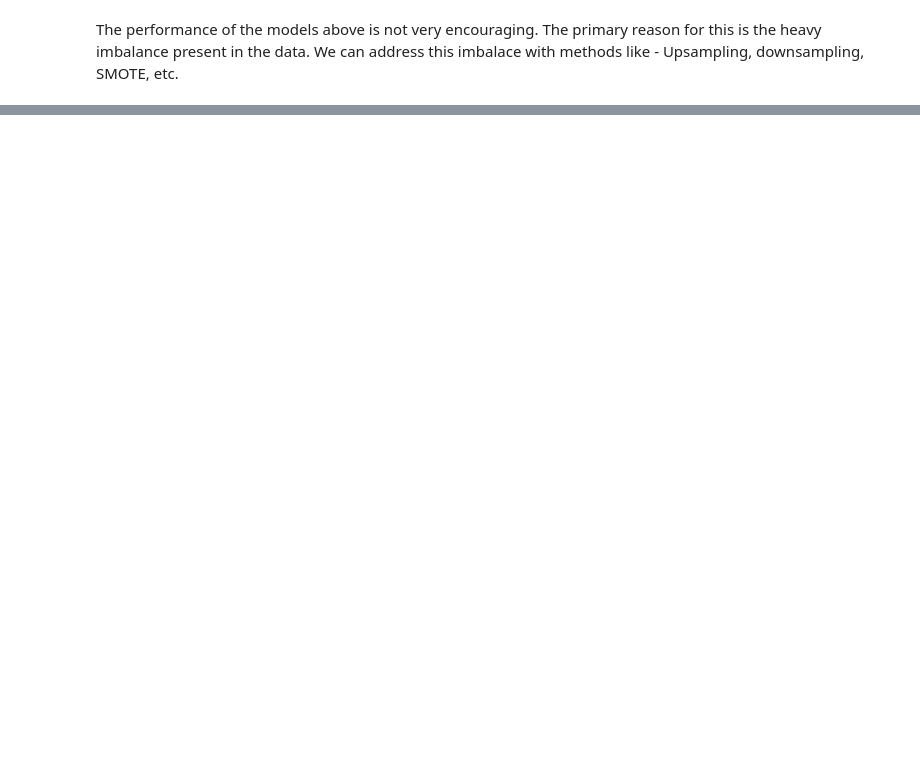
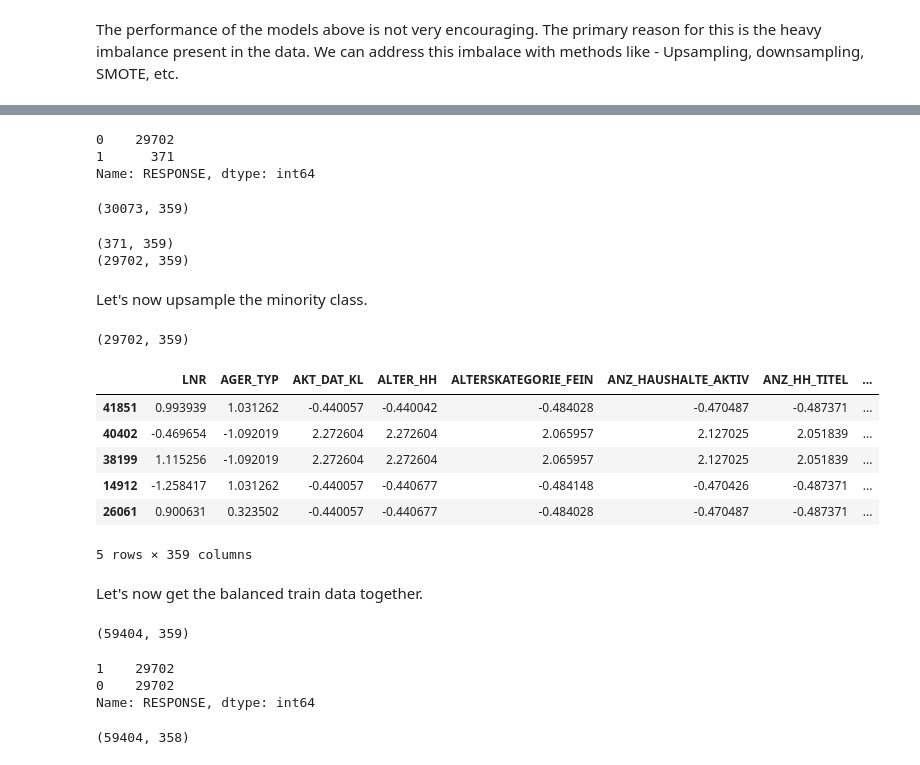
Before and after one commit to piyushrj/arvato-customer-segmentation, a Jupyter notebook: Arvato Project Workbook.ipynb, the cells around one changed output, grey strips where cells are left out. Saved outputs shown, nothing was run; the diff lists cells and outputs as text; code cells hidden in the pictures; blank space fills up the shorter version.

```diff
--- a/Arvato Project Workbook.ipynb
+++ b/Arvato Project Workbook.ipynb
@@ -1184,0 +1185,5 @@ ROC AUC Score: 0.49921433060967946
+# %%
+# initialize the model
+gb = GradientBoostingClassifier()
+# fit the model on the train set
+gb.fit(X_train, y_train)
@@ -1192,0 +1235,63 @@ The performance of the models above is not very encouraging. The primary reason
+# %%
+y_train.value_counts()
+# %% [output]
+0    29702
+1      371
+Name: RESPONSE, dtype: int64
+# %%
+# join the label for the train set
+train_df = X_train.copy()
+train_df['RESPONSE'] = y_train
+train_df.shape
+# %% [output]
+(30073, 359)
+# %%
+# split the data for each class
+train_df_1 = train_df[train_df['RESPONSE']==1]
+print(train_df_1.shape)
+train_df_0 = train_df[train_df['RESPONSE']==0]
+print(train_df_0.shape)
+# %% [output]
+(371, 359)
+(29702, 359)
+# %% [markdown]
+Let's now upsample the minority class.
+# %%
+from sklearn.utils import resample, shuffle
+
+# upsample minority class
+train_df_1_upsampled = resample(train_df_1, random_state=0, n_samples=29702, replace=True)
+print(train_df_1_upsampled.shape)
+# %% [output]
+(29702, 359)
+# %%
+train_df_1_upsampled.head()
+# %% [output]
+|  | LNR | AGER_TYP | AKT_DAT_KL | ALTER_HH | ALTERSKATEGORIE_FEIN | ANZ_HAUSHALTE_AKTIV | ANZ_HH_TITEL | ... |
+| 41851 | 0.993939 | 1.031262 | -0.440057 | -0.440042 | -0.484028 | -0.470487 | -0.487371 | ... |
+| 40402 | -0.469654 | -1.092019 | 2.272604 | 2.272604 | 2.065957 | 2.127025 | 2.051839 | ... |
+| 38199 | 1.115256 | -1.092019 | 2.272604 | 2.272604 | 2.065957 | 2.127025 | 2.051839 | ... |
+| 14912 | -1.258417 | 1.031262 | -0.440057 | -0.440677 | -0.484148 | -0.470426 | -0.487371 | ... |
+| 26061 | 0.900631 | 0.323502 | -0.440057 | -0.440677 | -0.484028 | -0.470487 | -0.487371 | ... |
+5 rows × 359 columns
+# %% [markdown]
+Let's now get the balanced train data together.
+# %%
+# combine data to get balanced train set
+train_df_upsampled = pd.concat([train_df_0, train_df_1_upsampled])
+print(train_df_upsampled.shape)
+# %% [output]
+(59404, 359)
+# %%
+train_df_upsampled['RESPONSE'].value_counts()
+# %% [output]
+1    29702
+0    29702
+Name: RESPONSE, dtype: int64
+# %%
+# separate data and labels
+y_train_upsampled = train_df_upsampled['RESPONSE']
+X_train_upsampled = train_df_upsampled.drop('RESPONSE', axis=1)
+print(X_train_upsampled.shape)
+# %% [output]
+(59404, 358)
```
Also changed, not shown: parts of 51 cells of this notebook, 1 other file.
